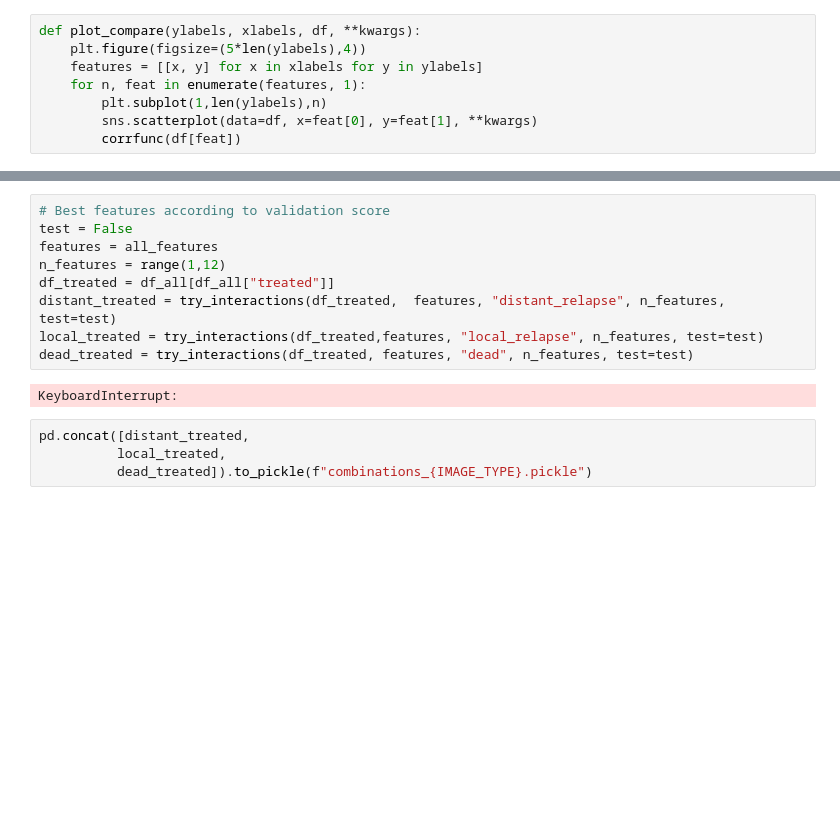
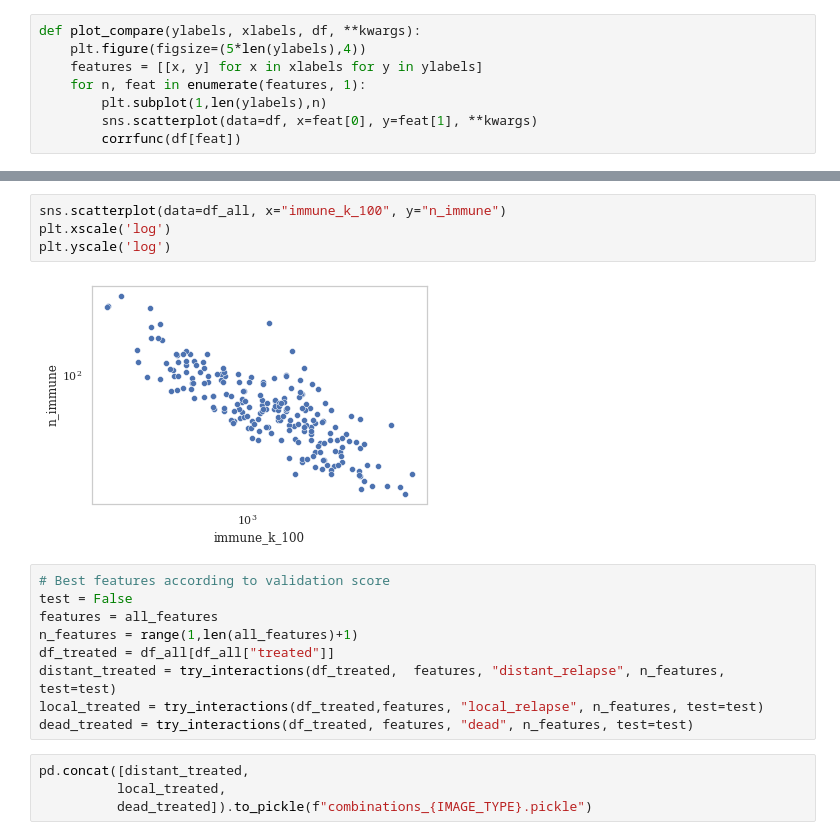
Before and after one commit to karvla/histosnet, a Jupyter notebook: notebooks/4. Investigating Survival.ipynb, the cells around one changed output, grey strips where cells are left out. Cells and saved outputs as stored; diff of their text form; blank space fills up the shorter version.

```diff
--- a/notebooks/4. Investigating Survival.ipynb
+++ b/notebooks/4. Investigating Survival.ipynb
@@ -639,14 +520,18 @@ print(latex)
+# %%
+sns.scatterplot(data=df_all, x="immune_k_100", y="n_immune")
+plt.xscale('log')
+plt.yscale('log')
+# %% [output]
+[figure, added]
 # %%
 # Best features according to validation score
 test = False
 features = all_features
-n_features = range(1,12)
+n_features = range(1,len(all_features)+1)
 df_treated = df_all[df_all["treated"]]
 distant_treated = try_interactions(df_treated,  features, "distant_relapse", n_features, test=test)
 local_treated = try_interactions(df_treated,features, "local_relapse", n_features, test=test)
 dead_treated = try_interactions(df_treated, features, "dead", n_features, test=test)
-# %% [output]
-KeyboardInterrupt:
 # %%
 pd.concat([distant_treated,
           local_treated,
```
Also changed, not shown: parts of 13 cells of this notebook.
